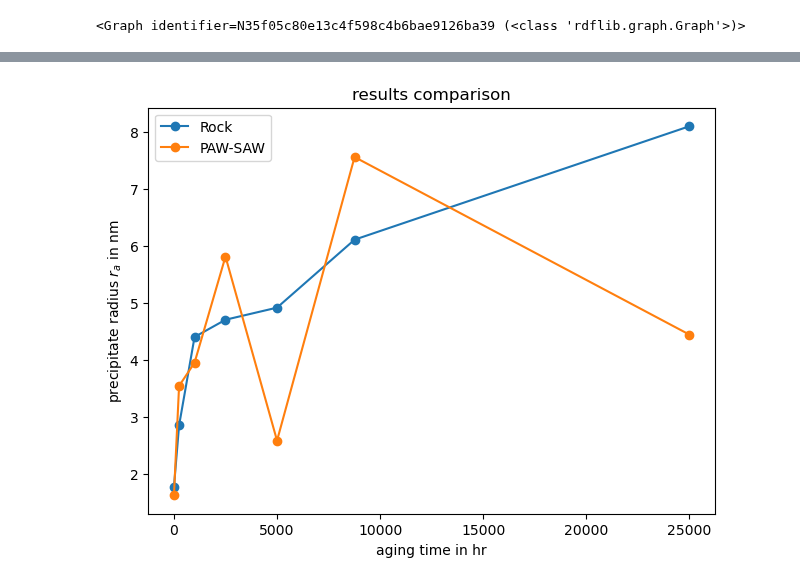
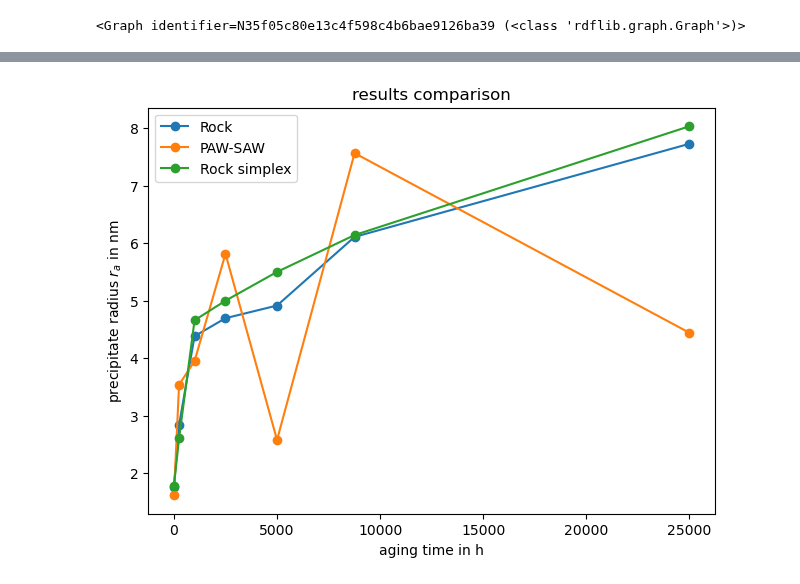
Before and after one commit to BAMresearch/DF-TEM-PAW, a Jupyter notebook: analyse_precepitates_data.ipynb, the cells around one changed output, grey strips where cells are left out. Saved outputs shown, nothing was run; the diff lists cells and outputs as text; code cells hidden in the pictures.

```diff
--- a/analyse_precepitates_data.ipynb
+++ b/analyse_precepitates_data.ipynb
@@ -503,6 +503,7 @@ for dataset, file in datasets.items():
     df=pd.read_csv(file,sep=';',encoding='utf-8',decimal=',')
     datasets[dataset]=df
 
+
 #ignoring zero division for fit, cause it can happen while iterating
 np.seterr(divide='ignore',invalid='ignore')
 # create histogram and fit distrbution to found polygon areas
@@ -516,7 +517,7 @@ for dataset, dataframe in datasets.items():
     #dataframe.plot('Radius [nm]')
     print("calculating distribution of {} with {} polygons.".format(dataset, len(dataframe)))
     #histogram=get_histogram(dataframe['mean_radius_circle_area'],plot_result=True)
-    histogram=get_histogram(dataframe['Radius [nm]'])
+    histogram=get_histogram(dataframe['Radius [nm]'],end=14.0)
     #remive all special chars
     filename=''.join(e for e in dataset if e.isalnum())
     filename="images/{}.png".format(filename)
@@ -662,38 +560,44 @@ for dataset, file in datasets.items():
     df=pd.read_csv(file)
     #print(dataset, df)
     datasets[dataset]=df
+
+org_results_rm =[1.79, 2.61, 4.66, 5.0, 5.5, 6.14, 8.03]
+org_results_rm_stderr =[0.05, 0.12, 0.53, 0.42, 0.6, 0.23, 0.25]
+
 
 fig=plt.figure()
 plt.title(r"results comparison")
 
 filename="./images/compare_results.png"
 plt.tight_layout()
 
 for dataset, dataframe in datasets.items():
 #    #ax.yaxis.grid(True, color='#EEEEEE')
 #    #ax.xaxis.grid(False)
    plt.plot(dataframe['aging_time'], dataframe['ra'],marker='o', label=dataset)
 #    plt.plot(fit['x'], fit['y'], label='fit')
 #    plt.fill_between(fit['x'], fit['y']-fit['dely'],
 #          fit['y']+fit['dely'], color='#888888',alpha=0.3)
 plt.xlabel('aging time in h')
 #    plt.xlim(left=x_min,right=x_max)
 #    plt.ylim(bottom=0)
 #    bar_color = bars[0].get_facecolor()
 #    if y_max:
 #       plt.ylim(top=y_max)
 
 #    #plt.xticks(x)
 plt.ylabel(r"precipitate radius $r_a$ in nm")
-plt.legend()
 # ax=plt.axes()
 # #    #ax.set_facecolor((.94, .94, .94))
 # ax.spines['top'].set_visible(False)
 # ax.spines['right'].set_visible(False)
 
+plt.plot(dataframe['aging_time'], org_results_rm,marker='o', label='Rock simplex')
+plt.legend()
+
 plt.show()
 
 fig.savefig(filename)
 plt.close(fig)
 # %% [output]
-[figure, old version]
+[figure, new version]
```
Also changed, not shown: parts of 1 cell of this notebook, 11 other files.
